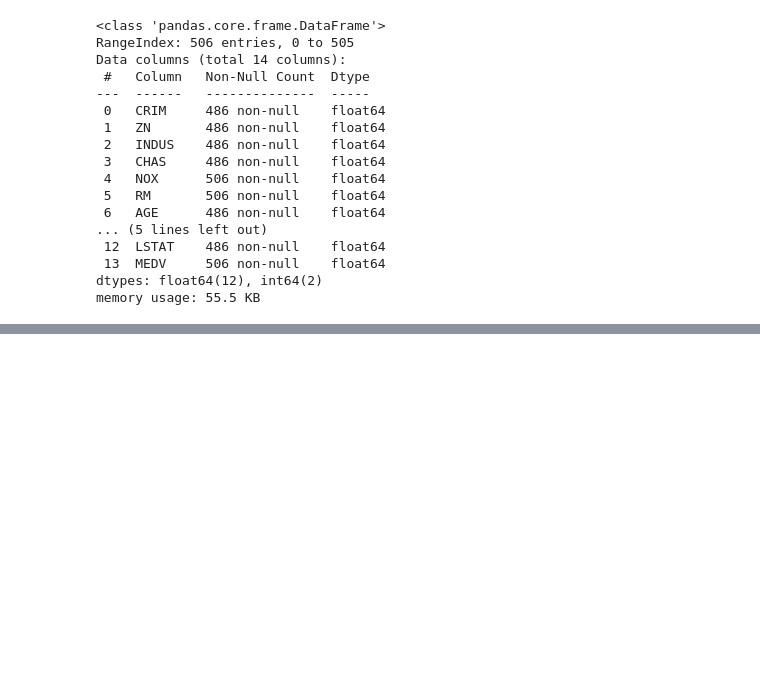
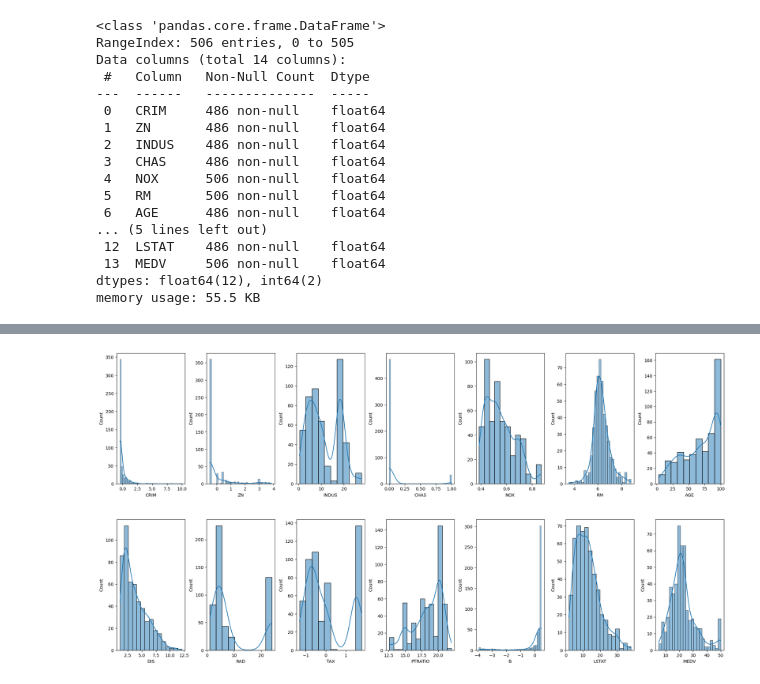
Before and after one commit to ajay8893/house_price_prediction, a Jupyter notebook: house_price_prediction.ipynb, the cells around one changed output, grey strips where cells are left out. Drawn from its saved outputs; the diff is of its cells as text; code cells hidden in the pictures; blank space fills up the shorter version.

```diff
--- a/house_price_prediction.ipynb
+++ b/house_price_prediction.ipynb
@@ -119,0 +142,11 @@ df.describe()
+# %%
+#standardization
+
+from sklearn import preprocessing
+
+scalar = preprocessing.StandardScaler()
+
+#fit our data
+scaled_cols = scalar.fit_transform(df[cols])
+scaled_cols = pd.DataFrame(scaled_cols, columns=cols)
+scaled_cols.head()
@@ -119,0 +160,15 @@ df.describe()
+# %%
+for col in cols:
+    df[col] = scaled_cols[col]
+# %%
+# create dist lots
+
+fig, ax = plt.subplots(ncols=7, nrows=2, figsize=(20, 10))
+ax = ax.flatten()
+
+for index, (col, value) in enumerate(df.items()):
+    sns.histplot(value, kde=True, ax=ax[index])
+
+plt.tight_layout(pad=0.6, w_pad=0.7, h_pad=5.0)
+# %% [output]
+[figure, added]
```
Also changed, not shown: parts of 25 cells of this notebook.
